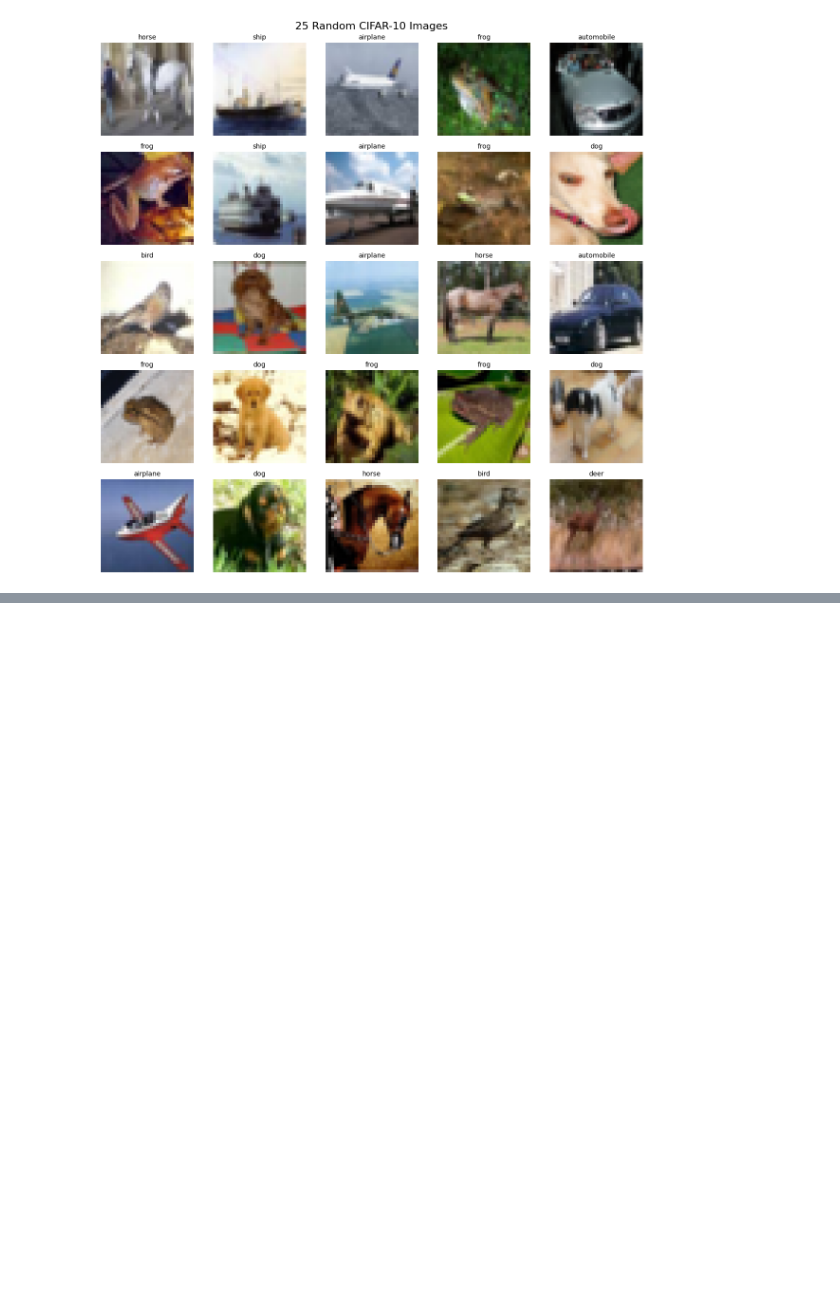
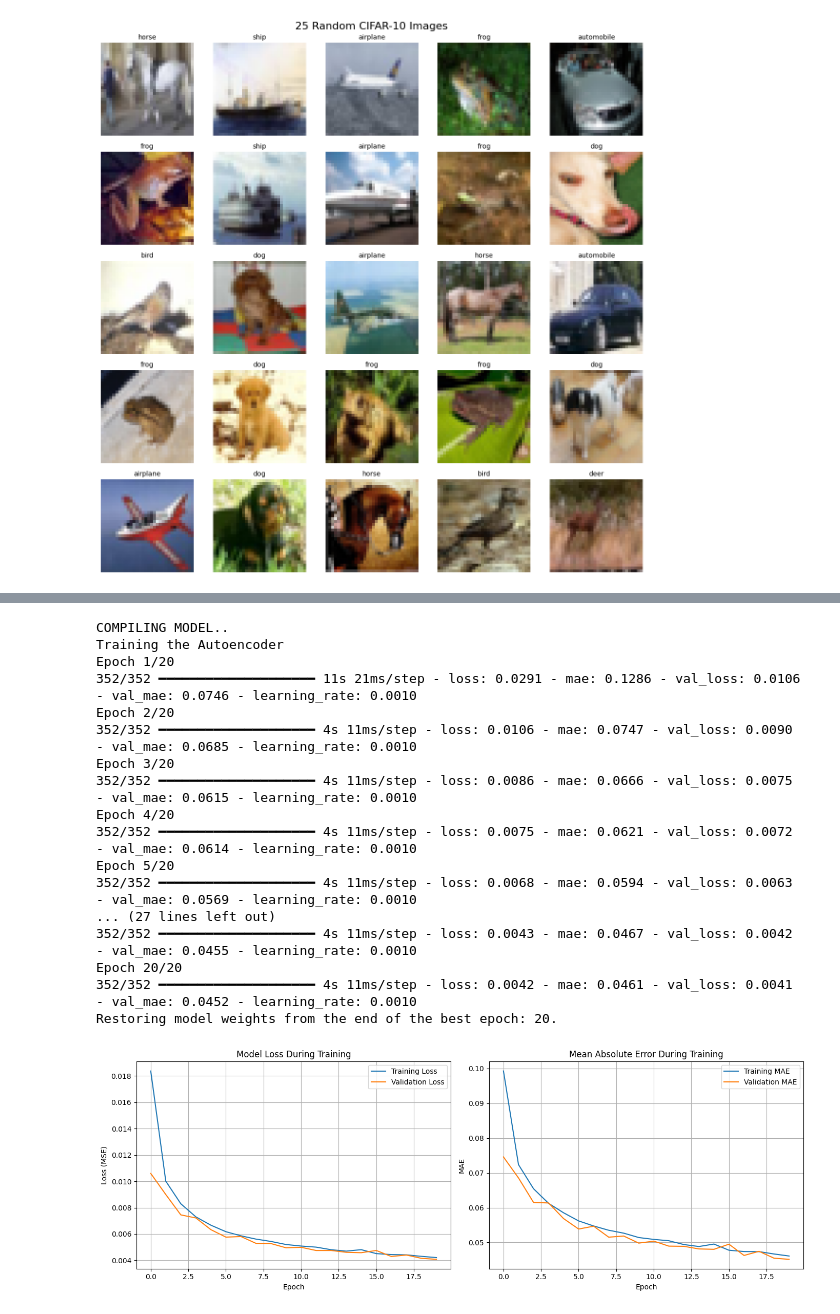
Before and after one commit to BhanuHarshaY/CNN-Autoencoders-CIFAR-10, a Jupyter notebook: Assignment10.ipynb, the cells around one changed output, grey strips where cells are left out. Saved outputs shown, nothing was run; the diff lists cells and outputs as text; code cells hidden in the pictures; blank space fills up the shorter version.

Commit message:
Autoencoder model built and compiled

```diff
--- a/Assignment10.ipynb
+++ b/Assignment10.ipynb
@@ -170,0 +281,70 @@ Random Sample Grid:
+# %%
+# COMPILING THE MODEL
+print("\nCOMPILING MODEL..")
+autoencoder.compile(
+    optimizer=keras.optimizers.Adam(learning_rate=0.001),
+    loss='mse',
+    metrics=['mae']
+)
+
+# callbacks
+callbacks = [
+    EarlyStopping(monitor='val_loss', patience=5, restore_best_weights=True, verbose=1),
+    ReduceLROnPlateau(monitor='val_loss', factor=0.5, patience=3, min_lr=1e-6, verbose=1)
+]
+
+# TrainING the model
+print("Training the Autoencoder")
+
+
+history = autoencoder.fit(
+    x_train_normalized, x_train_normalized,
+    batch_size=128,
+    epochs=20,
+    validation_split=0.1,
+    callbacks=callbacks,
+    verbose=1
+)
+
+# Plotting training history
+fig, axes = plt.subplots(1, 2, figsize=(14, 5))
+
+#MSE Loss plot
+axes[0].plot(history.history['loss'], label='Training Loss')
+axes[0].plot(history.history['val_loss'], label='Validation Loss')
+axes[0].set_title('Model Loss During Training')
+axes[0].set_xlabel('Epoch')
+axes[0].set_ylabel('Loss (MSE)')
+axes[0].legend()
+axes[0].grid(True)
+
+# MAE plot
+axes[1].plot(history.history['mae'], label='Training MAE')
+axes[1].plot(history.history['val_mae'], label='Validation MAE')
+axes[1].set_title('Mean Absolute Error During Training')
+axes[1].set_xlabel('Epoch')
+axes[1].set_ylabel('MAE')
+axes[1].legend()
+axes[1].grid(True)
+
+plt.tight_layout()
+plt.show()
+# %% [output]
+COMPILING MODEL..
+Training the Autoencoder
+Epoch 1/20
+352/352 ━━━━━━━━━━━━━━━━━━━━ 11s 21ms/step - loss: 0.0291 - mae: 0.1286 - val_loss: 0.0106 - val_mae: 0.0746 - learning_rate: 0.0010
+Epoch 2/20
+352/352 ━━━━━━━━━━━━━━━━━━━━ 4s 11ms/step - loss: 0.0106 - mae: 0.0747 - val_loss: 0.0090 - val_mae: 0.0685 - learning_rate: 0.0010
+Epoch 3/20
+352/352 ━━━━━━━━━━━━━━━━━━━━ 4s 11ms/step - loss: 0.0086 - mae: 0.0666 - val_loss: 0.0075 - val_mae: 0.0615 - learning_rate: 0.0010
+Epoch 4/20
+352/352 ━━━━━━━━━━━━━━━━━━━━ 4s 11ms/step - loss: 0.0075 - mae: 0.0621 - val_loss: 0.0072 - val_mae: 0.0614 - learning_rate: 0.0010
+Epoch 5/20
+352/352 ━━━━━━━━━━━━━━━━━━━━ 4s 11ms/step - loss: 0.0068 - mae: 0.0594 - val_loss: 0.0063 - val_mae: 0.0569 - learning_rate: 0.0010
+... (27 lines left out)
+352/352 ━━━━━━━━━━━━━━━━━━━━ 4s 11ms/step - loss: 0.0043 - mae: 0.0467 - val_loss: 0.0042 - val_mae: 0.0455 - learning_rate: 0.0010
+Epoch 20/20
+352/352 ━━━━━━━━━━━━━━━━━━━━ 4s 11ms/step - loss: 0.0042 - mae: 0.0461 - val_loss: 0.0041 - val_mae: 0.0452 - learning_rate: 0.0010
+Restoring model weights from the end of the best epoch: 20.
+[figure, added]
```
Also changed, not shown: parts of 7 cells of this notebook.
